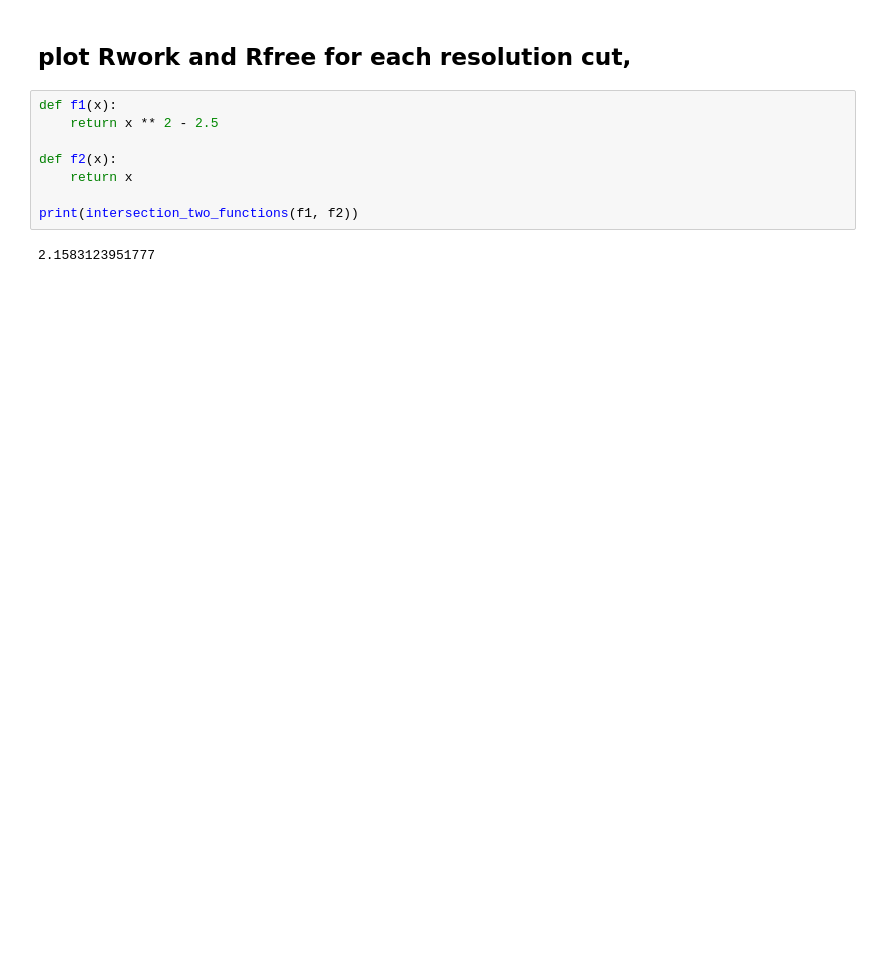
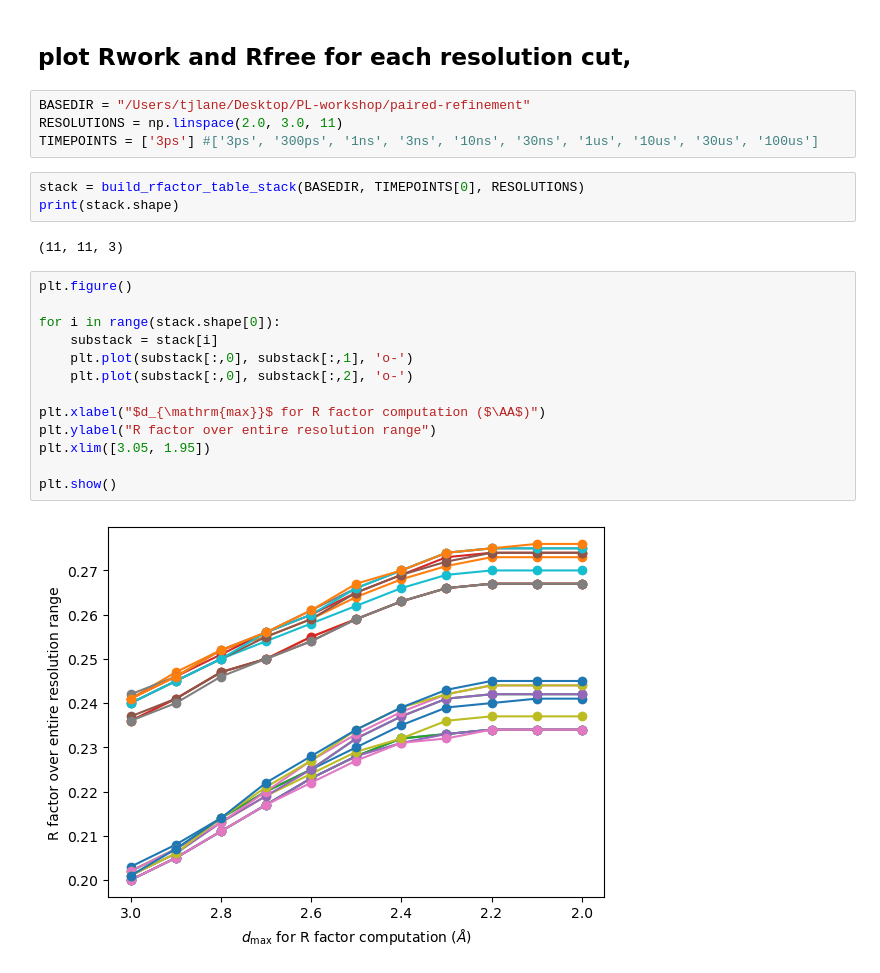
Before and after one commit to tjlane/mmcpd-p19638, a Jupyter notebook: paired-refinement/paired-refinement-plot.ipynb, the cells around one changed output. Saved outputs shown, nothing was run; the diff lists cells and outputs as text; blank space fills up the shorter version.

Commit message:
plotting functions up

```diff
--- a/paired-refinement/paired-refinement-plot.ipynb
+++ b/paired-refinement/paired-refinement-plot.ipynb
@@ -35,12 +72,26 @@ def find_where_rfactors_intersect_pdb_dist(r_factor_table: np.array) -> float:
 # %% [markdown]
 ## plot Rwork and Rfree for each resolution cut,
-# %%
-def f1(x):
-    return x ** 2 - 2.5
-
-def f2(x):
-    return x
-
-print(intersection_two_functions(f1, f2))
-# %% [output]
-2.1583123951777
+# %%
+BASEDIR = "/Users/tjlane/Desktop/PL-workshop/paired-refinement"
+RESOLUTIONS = np.linspace(2.0, 3.0, 11)
+TIMEPOINTS = ['3ps'] #['3ps', '300ps', '1ns', '3ns', '10ns', '30ns', '1us', '10us', '30us', '100us']
+# %%
+stack = build_rfactor_table_stack(BASEDIR, TIMEPOINTS[0], RESOLUTIONS)
+print(stack.shape)
+# %% [output]
+(11, 11, 3)
+# %%
+plt.figure()
+
+for i in range(stack.shape[0]):
+    substack = stack[i]
+    plt.plot(substack[:,0], substack[:,1], 'o-')
+    plt.plot(substack[:,0], substack[:,2], 'o-')
+
+plt.xlabel("$d_{\mathrm{max}}$ for R factor computation ($\AA$)")
+plt.ylabel("R factor over entire resolution range")
+plt.xlim([3.05, 1.95])
+
+plt.show()
+# %% [output]
+[figure, added]
```
Also changed, not shown: parts of 3 cells of this notebook.
